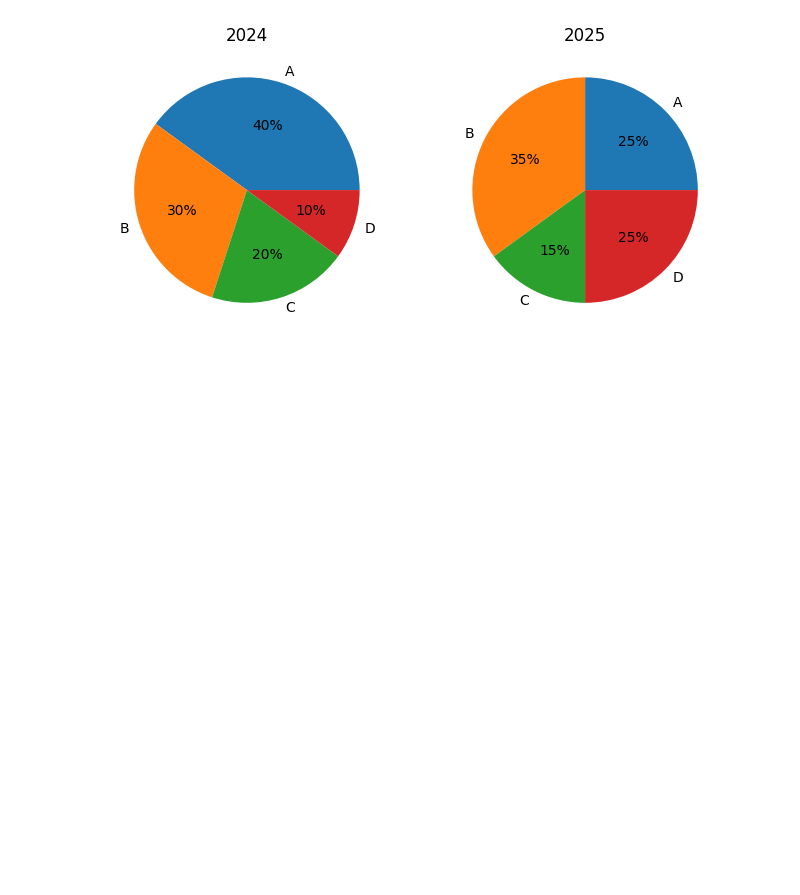
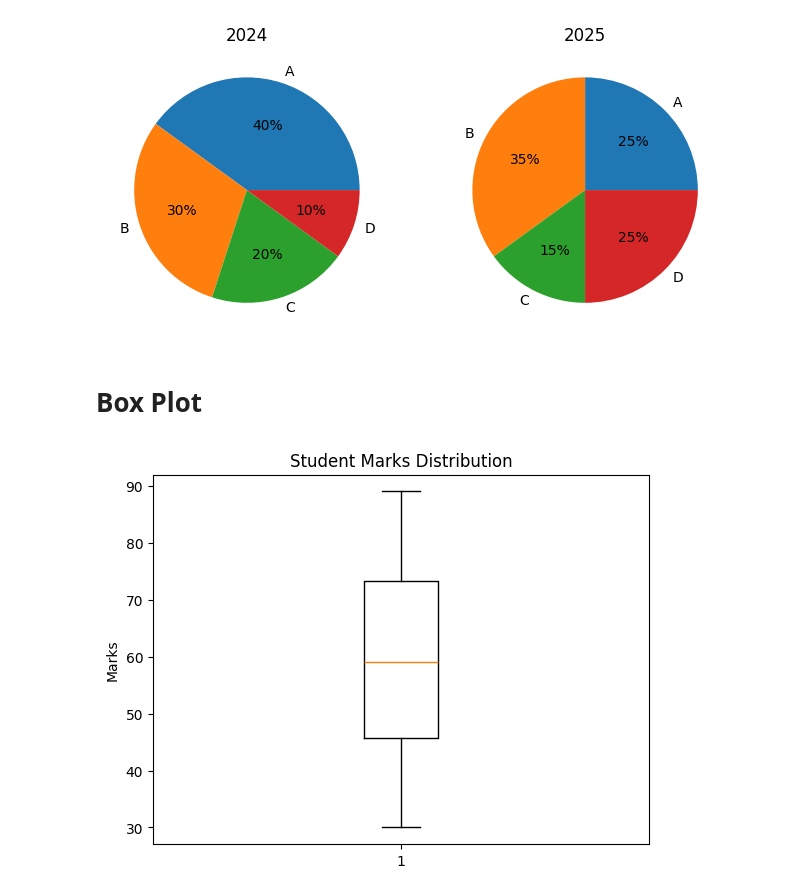
Before and after one commit to pratiksha-2410/Matplotlib-Charts, a Jupyter notebook: Line Plots.ipynb, the cells around one changed output. Cells and saved outputs as stored; diff of their text form; code cells hidden in the pictures; blank space fills up the shorter version.

Commit message:
Box Plot

```diff
--- a/Line Plots.ipynb
+++ b/Line Plots.ipynb
@@ -574,3 +574,16 @@ plt.title("2025")
 plt.show()
 # %% [output]
 [figure]
+# %% [markdown]
+# Box Plot
+# %%
+data = np.random.randint(30, 90, 100)
+
+plt.boxplot(data)
+
+plt.title("Student Marks Distribution")
+plt.ylabel("Marks")
+
+plt.show()
+# %% [output]
+[figure, added]
```
Also changed, not shown: parts of 1 cell of this notebook.
